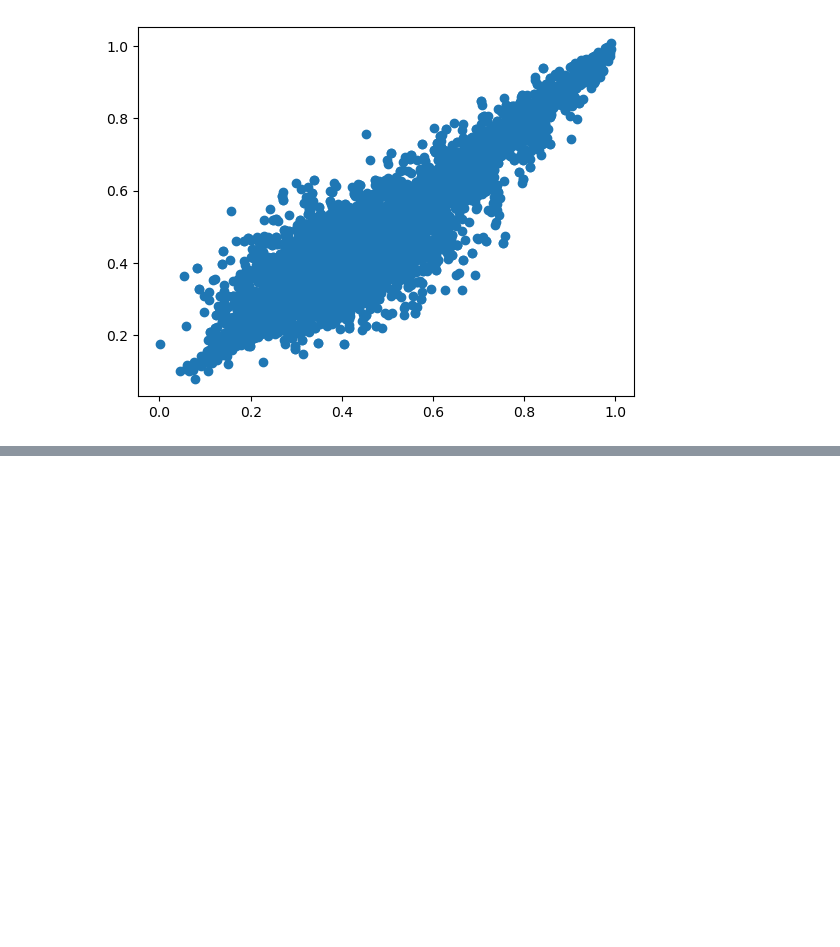
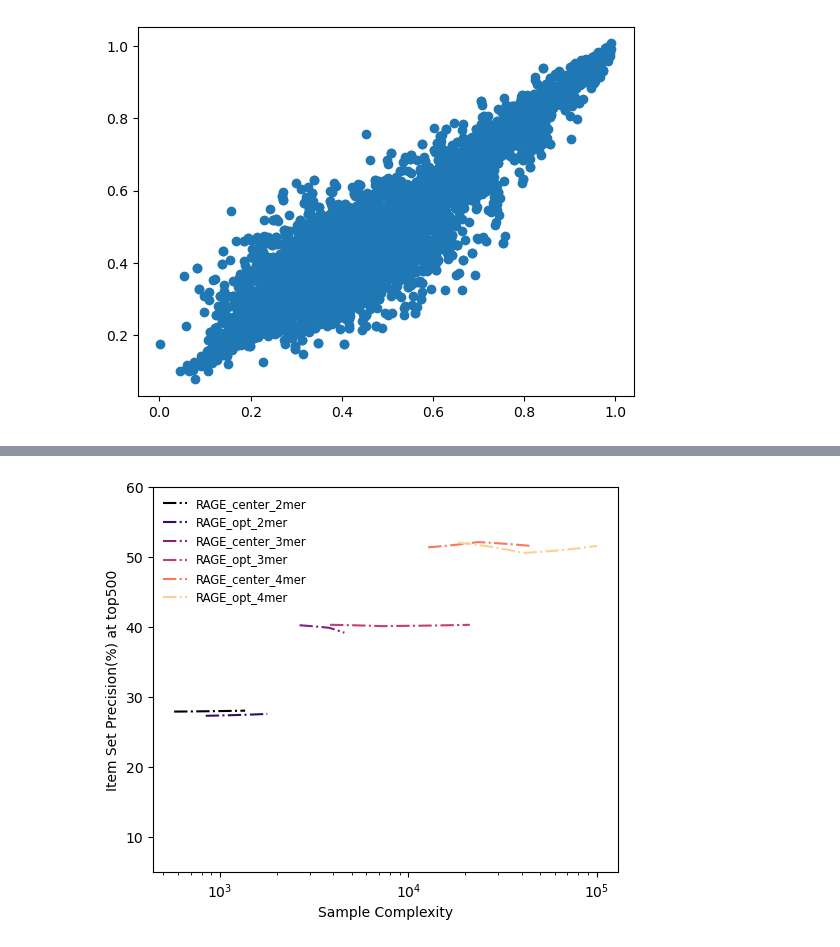
Before and after one commit to sqhang/2024_sqhang_Transductive-bandits, a Jupyter notebook: fit_tf_bind8.ipynb, the cells around one changed output, grey strips where cells are left out. Cells and saved outputs as stored; diff of their text form; code cells hidden in the pictures; blank space fills up the shorter version.

```diff
--- a/fit_tf_bind8.ipynb
+++ b/fit_tf_bind8.ipynb
@@ -594,7 +395,0 @@ True
-# %%
-factor = 5
-delta = 0.05
-rage_center_instance = RAGE_opt(X, theta_star.T, factor, delta, Z)
-rage_center_instance.algorithm(42, var=False, sigma=0.1, stop_arm_count=5, rel_thresh=0.05)
-print(rage_center_instance.N)
-print(rage_center_instance.success)
@@ -606,5 +395,0 @@ True
-# %%
-factor = 5
-delta = 0.05
-rage_opt_instance = RAGE_opt(x_train_kmer[:5000,:], theta_star.T, factor, delta, x_train_kmer[:, :])
-rage_opt_instance.algorithm(143)
@@ -640,3 +395,0 @@ rage_center_instance.theta_hat.shape
-# %%
-pred_y_reward = x_test_kmer @ rage_center_instance.theta_hat
-pred_y_reward.shape
@@ -649,6 +398,6 @@ y_test.shape
 # %%
-def precision_at_k(pred_y_reward, y_test, k):
-    # Ensure inputs are numpy arrays
+def precision_at_k(x_test_kmer, theta_hat, y_test, k):
+    pred_y_reward = x_test_kmer @ theta_hat
     pred_y_reward = np.array(pred_y_reward)
     y_test = np.array(y_test)
 
@@ -707,0 +549,17 @@ print(precision_at_k(pred_y_reward, y_test, k = 100))
+# %%
+densify_data_list_train = []
+label_list_train = []
+seeds = [42, 123, 789]
+for kmer in [2, 3, 4]:
+    center_list = [np.array(rage_center_dict[kmer][seed][500]['train']) for seed in seeds]
+    center_label = f"RAGE_center_{kmer}mer"
+    opt_list = [np.array(rage_opt_dict[kmer][seed][500]['train']) for seed in seeds]
+    opt_label = f"RAGE_opt_{kmer}mer"
+    densify_data_list_train.append(center_list)
+    densify_data_list_train.append(opt_list)
+    label_list_train.append(center_label)
+    label_list_train.append(opt_label)
+
+plot_densify(densify_data_list_train, label_list_train, y_lim=(5, 60), y_title = "Item Set Precision(%) at top500")
+# %% [output]
+[figure, added]
```
Also changed, not shown: parts of 60 cells of this notebook, 4 other files.
